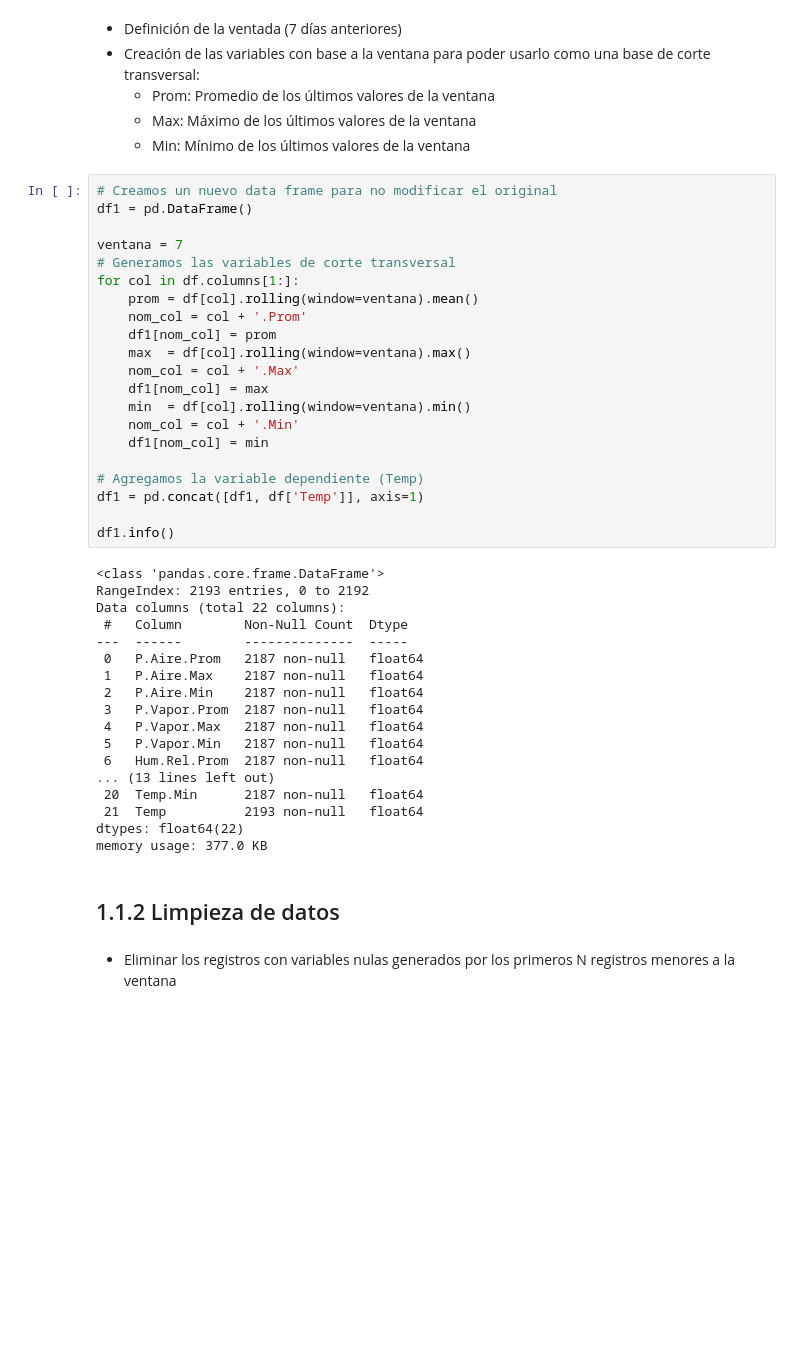
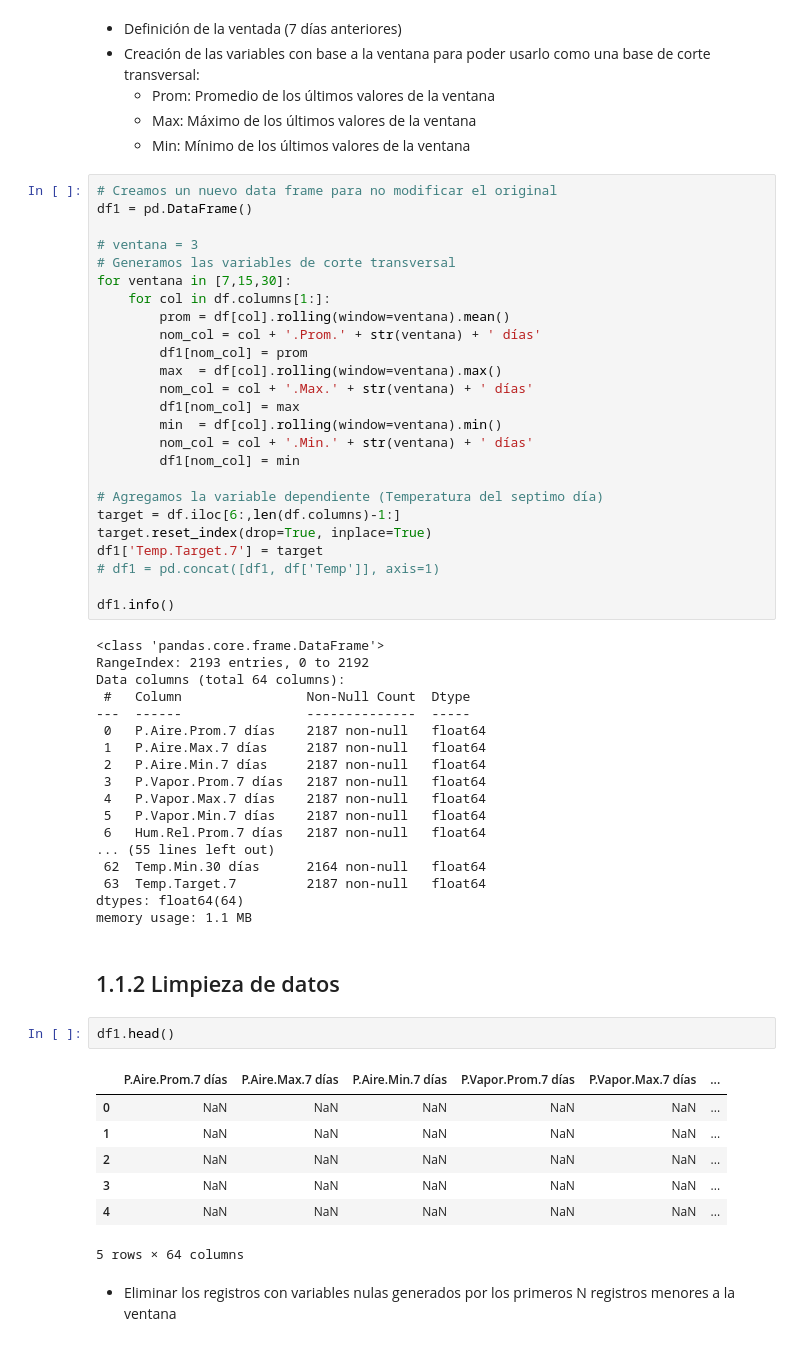
Before and after one commit to josemoncada87/tallerFDA2, a Jupyter notebook: Taller Fundamentos de Analítica de Datos II - Enunciado.ipynb, the cells around one changed output. Drawn from its saved outputs; the diff is of its cells as text; blank space fills up the shorter version.

```diff
--- a/Taller Fundamentos de Analítica de Datos II - Enunciado.ipynb
+++ b/Taller Fundamentos de Analítica de Datos II - Enunciado.ipynb
@@ -169,43 +186,57 @@ Utilizando modelos shallow (por oposición a profundos), desarrolle modelos pred
 # Creamos un nuevo data frame para no modificar el original
 df1 = pd.DataFrame()
 
-ventana = 7
+# ventana = 3
 # Generamos las variables de corte transversal
-for col in df.columns[1:]:
-    prom = df[col].rolling(window=ventana).mean()
-    nom_col = col + '.Prom'
-    df1[nom_col] = prom
-    max  = df[col].rolling(window=ventana).max()
-    nom_col = col + '.Max'
-    df1[nom_col] = max
-    min  = df[col].rolling(window=ventana).min()
-    nom_col = col + '.Min'
-    df1[nom_col] = min
+for ventana in [7,15,30]:
+    for col in df.columns[1:]:
+        prom = df[col].rolling(window=ventana).mean()
+        nom_col = col + '.Prom.' + str(ventana) + ' días'
+        df1[nom_col] = prom
+        max  = df[col].rolling(window=ventana).max()
+        nom_col = col + '.Max.' + str(ventana) + ' días'
+        df1[nom_col] = max
+        min  = df[col].rolling(window=ventana).min()
+        nom_col = col + '.Min.' + str(ventana) + ' días'
+        df1[nom_col] = min
 
-# Agregamos la variable dependiente (Temp)
-df1 = pd.concat([df1, df['Temp']], axis=1)
+# Agregamos la variable dependiente (Temperatura del septimo día)
+target = df.iloc[6:,len(df.columns)-1:]
+target.reset_index(drop=True, inplace=True)
+df1['Temp.Target.7'] = target
+# df1 = pd.concat([df1, df['Temp']], axis=1)
 
 df1.info()
 # %% [output]
 <class 'pandas.core.frame.DataFrame'>
 RangeIndex: 2193 entries, 0 to 2192
-Data columns (total 22 columns):
- #   Column        Non-Null Count  Dtype
----  ------        --------------  -----
- 0   P.Aire.Prom   2187 non-null   float64
- 1   P.Aire.Max    2187 non-null   float64
- 2   P.Aire.Min    2187 non-null   float64
- 3   P.Vapor.Prom  2187 non-null   float64
- 4   P.Vapor.Max   2187 non-null   float64
- 5   P.Vapor.Min   2187 non-null   float64
- 6   Hum.Rel.Prom  2187 non-null   float64
-... (13 lines left out)
- 20  Temp.Min      2187 non-null   float64
- 21  Temp          2193 non-null   float64
-dtypes: float64(22)
-memory usage: 377.0 KB
+Data columns (total 64 columns):
+ #   Column                Non-Null Count  Dtype
+---  ------                --------------  -----
+ 0   P.Aire.Prom.7 días    2187 non-null   float64
+ 1   P.Aire.Max.7 días     2187 non-null   float64
+ 2   P.Aire.Min.7 días     2187 non-null   float64
+ 3   P.Vapor.Prom.7 días   2187 non-null   float64
+ 4   P.Vapor.Max.7 días    2187 non-null   float64
+ 5   P.Vapor.Min.7 días    2187 non-null   float64
+ 6   Hum.Rel.Prom.7 días   2187 non-null   float64
+... (55 lines left out)
+ 62  Temp.Min.30 días      2164 non-null   float64
+ 63  Temp.Target.7         2187 non-null   float64
+dtypes: float64(64)
+memory usage: 1.1 MB
 # %% [markdown]
 <h2>1.1.2 Limpieza de datos
+# %%
+df1.head()
+# %% [output]
+|  | P.Aire.Prom.7 días | P.Aire.Max.7 días | P.Aire.Min.7 días | P.Vapor.Prom.7 días | P.Vapor.Max.7 días | ... |
+| 0 | NaN | NaN | NaN | NaN | NaN | ... |
+| 1 | NaN | NaN | NaN | NaN | NaN | ... |
+| 2 | NaN | NaN | NaN | NaN | NaN | ... |
+| 3 | NaN | NaN | NaN | NaN | NaN | ... |
+| 4 | NaN | NaN | NaN | NaN | NaN | ... |
+5 rows × 64 columns
 # %% [markdown]
 - Eliminar los registros con variables nulas generados por los primeros N registros menores a la ventana
 # %%
```
Also changed, not shown: parts of 9 cells of this notebook.
